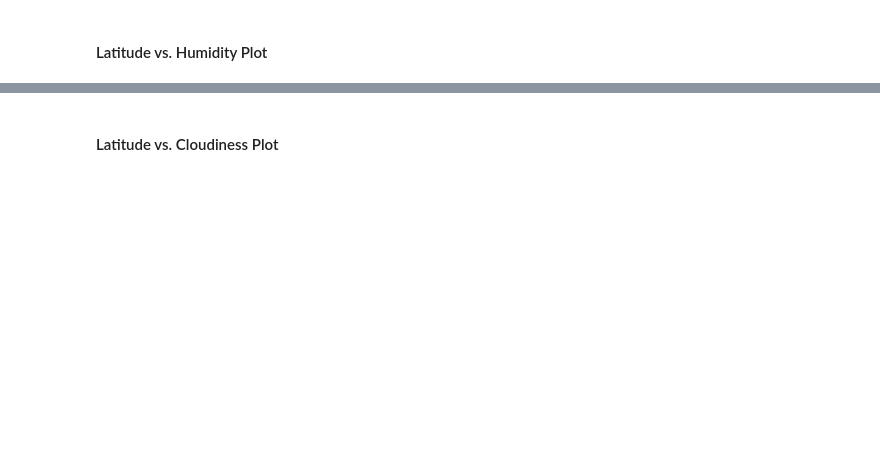
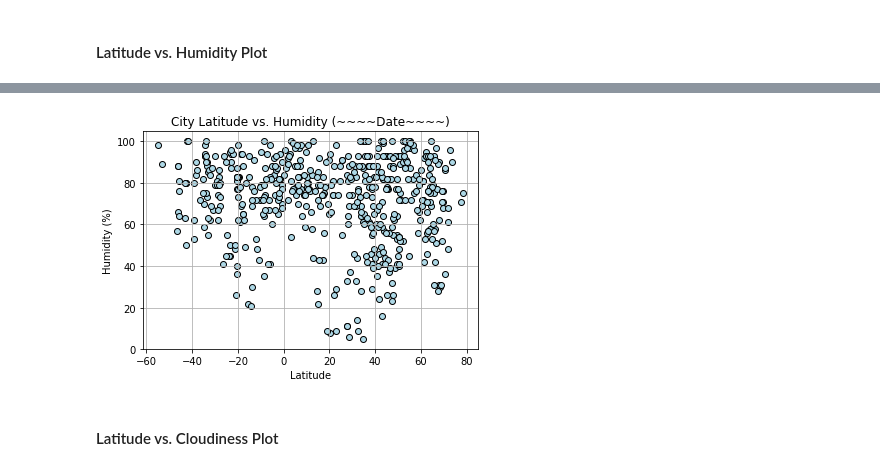
Before and after one commit to klucas11/WeatherPy, a Jupyter notebook: WeatherPy.ipynb, the cells around one changed output, grey strips where cells are left out. Saved outputs shown, nothing was run; the diff lists cells and outputs as text; code cells hidden in the pictures; blank space fills up the shorter version.

```diff
--- a/WeatherPy.ipynb
+++ b/WeatherPy.ipynb
@@ -188,2 +191,16 @@ city_data.to_csv("city_data.csv")
+# %%
+x_axis = lat
+y_axis = humidity
+lat_vs_humidity = plt.scatter(x_axis, y_axis, marker = "o", facecolors = "lightblue", edgecolors = "black")
+plt.xlabel("Latitude")
+plt.ylabel("Humidity (%)")
+plt.title(f"City Latitude vs. Humidity (~~~~Date~~~~)")
+plt.grid()
+
+# display(lat_vs_humidity)
+
+plt.savefig('lat-vs-humidity.png')
+# %% [output]
+[figure, added]
 # %% [markdown]
 #### Latitude vs. Cloudiness Plot
```
Also changed, not shown: parts of 11 cells of this notebook.
